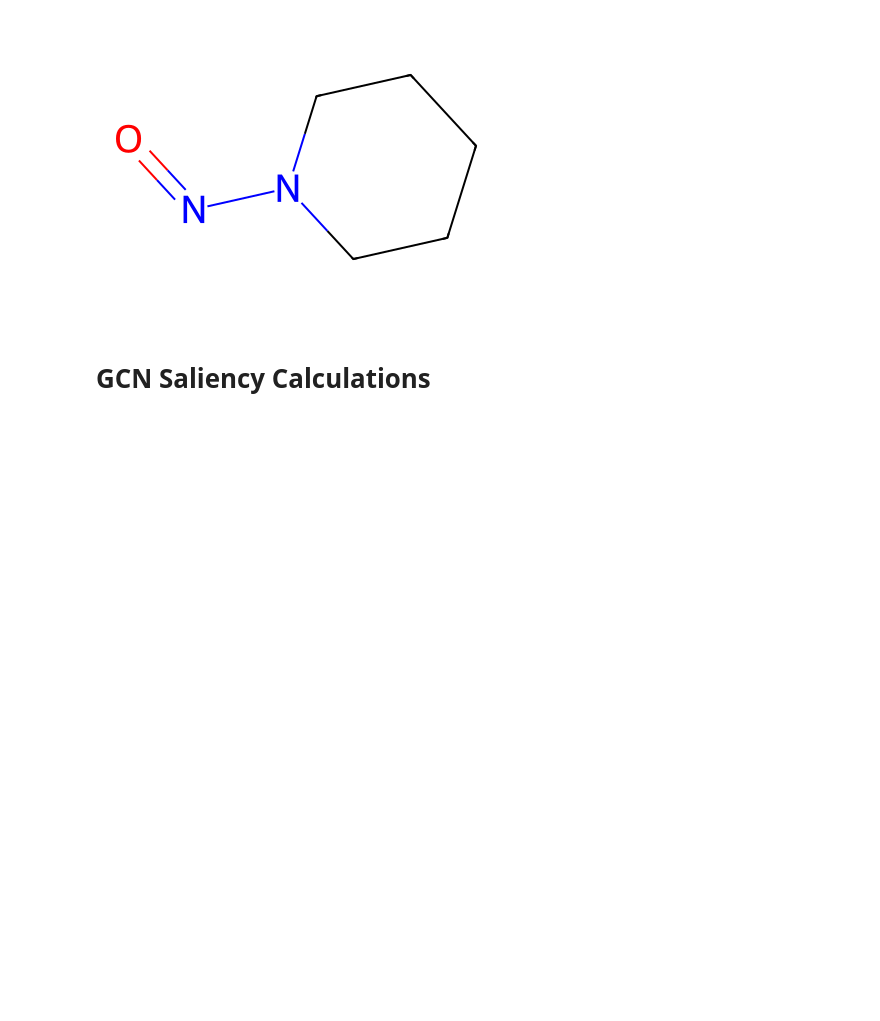
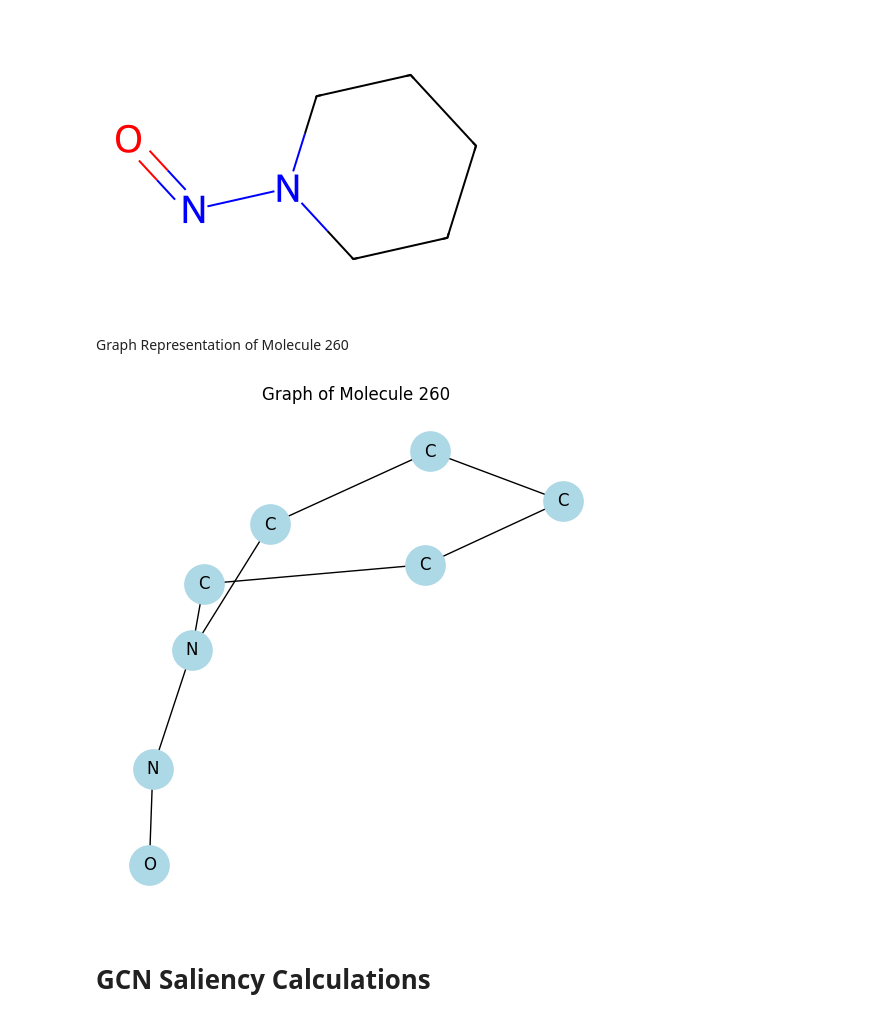
Before and after one commit to goIsaiah/ToxicityPredictor, a Jupyter notebook: ToxicityPredictor_GNNs.ipynb, the cells around one changed output. Cells and saved outputs as stored; diff of their text form; code cells hidden in the pictures; blank space fills up the shorter version.

Commit message:
Finished drawing the graph of SMILES molecule 260

```diff
--- a/ToxicityPredictor_GNNs.ipynb
+++ b/ToxicityPredictor_GNNs.ipynb
@@ -780,6 +750,38 @@ from IPython.display import Image
 Image(data=img_bytes)
 # %% [output]
 [figure]
+# %% [markdown]
+Graph Representation of Molecule 260
+# %%
+import networkx as nx
+
+def draw_molecule_graph(smiles):
+    mol = Chem.MolFromSmiles(smiles)
+    G = nx.Graph()
+
+    # Nodes are atoms
+    for atom in mol.GetAtoms():
+        idx = atom.GetIdx()
+        symbol = atom.GetSymbol()
+        G.add_node(idx, label=symbol)
+
+    # Edges are bonds
+    for bond in mol.GetBonds():
+        a = bond.GetBeginAtomIdx()
+        b = bond.GetEndAtomIdx()
+        G.add_edge(a, b)
+
+    pos = nx.spring_layout(G, seed=0)
+    labels = nx.get_node_attributes(G, 'label')
+    plt.figure(figsize=(5, 5))
+    nx.draw(G, pos, with_labels=True, labels=labels, node_size=800, node_color='lightblue', font_size=12)
+    plt.title("Graph of Molecule 260")
+    plt.show()
+
+
+draw_molecule_graph(data_test['smiles'][260])
+# %% [output]
+[figure, added]
 # %% [markdown]
 # GCN Saliency Calculations
 # %%
```
Also changed, not shown: parts of 18 cells of this notebook, 2 other files.
